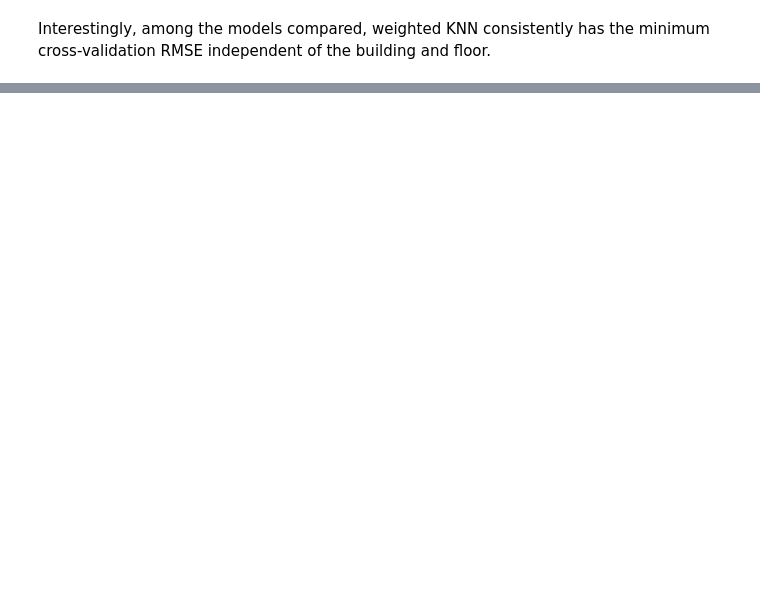
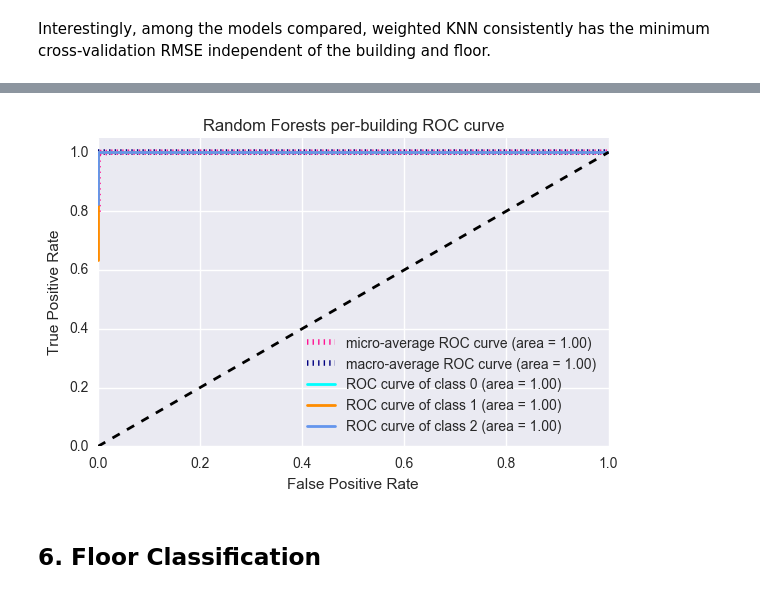
Before and after one commit to sharan-naribole/wlan_localization, a Jupyter notebook: UJIIndoorLoc-machine-learning.ipynb, the cells around one changed output, grey strips where cells are left out. Saved outputs shown, nothing was run; the diff lists cells and outputs as text; code cells hidden in the pictures; blank space fills up the shorter version.

```diff
--- a/UJIIndoorLoc-machine-learning.ipynb
+++ b/UJIIndoorLoc-machine-learning.ipynb
@@ -873,0 +985,9 @@ pickle.dump(best_local_metric_df,f)
+# %%
+multiclass_roc(pipe_rf, X_train,y_building_train,X_test,y_building_test,
+                   [0,1,2],
+                   decision = 'predict_proba',
+                   title = 'Random Forests per-building ROC curve')
+# %% [output]
+[figure, added]
+# %% [markdown]
+## 6. Floor Classification
```
Also changed, not shown: parts of 19 cells of this notebook.
